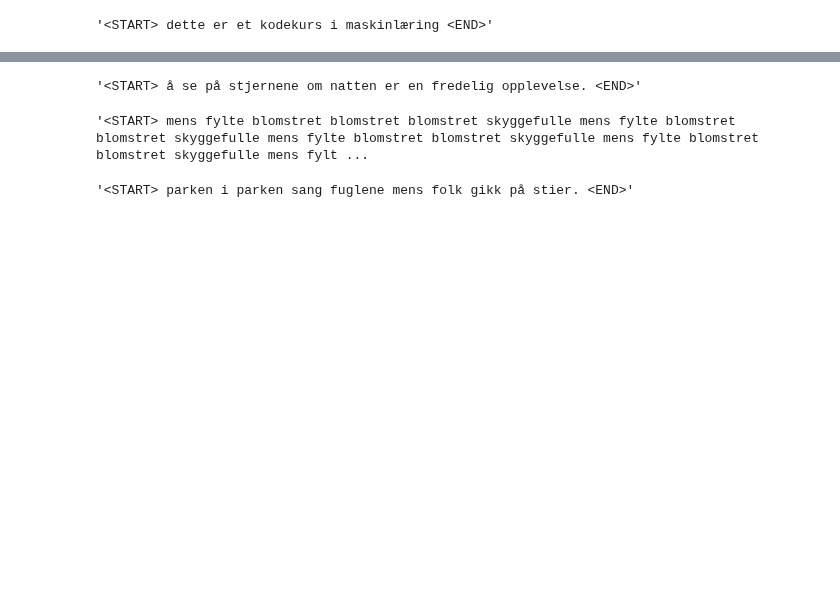
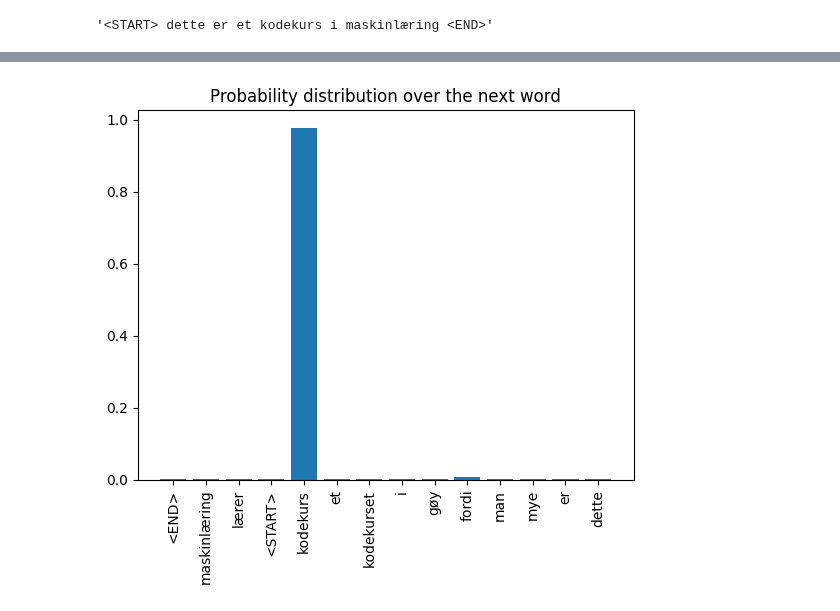
Before and after one commit to willdalh/ml-course, a Jupyter notebook: part3-nlp/bonus_rnn.ipynb, the cells around one changed output, grey strips where cells are left out. Drawn from its saved outputs; the diff is of its cells as text; code cells hidden in the pictures; blank space fills up the shorter version.

```diff
--- a/part3-nlp/bonus_rnn.ipynb
+++ b/part3-nlp/bonus_rnn.ipynb
@@ -6,26 +29,29 @@ from tqdm import tqdm
 # %%
 # RNN model trained to predict the next word in a sentence
-class RNNModel(nn.Module):
-    def __init__(self, target_sentences):
+class VanillaRNN(nn.Module):
+    def __init__(self, target_sentences, lr=0.001):
         super().__init__()
-        self.target_sentences = [f"<START> {sentence.strip().lower()} <END>" for sentence in target_sentences]
-        self.vocab = list(set(" ".join(self.target_sentences).split(" ")))
 
-        self.hidden_size = 128
-        self.embedding_size = 64
+        # Preprocess the data
+        self.target_sentences = [f"<START> {sentence.strip().lower()} <END>" for sentence in target_sentences] # Add start and end tokens to indicate the beginning and end of a sentence
+        self.vocab = list(set(" ".join(self.target_sentences).split(" "))) # List of all unique words in the dataset
+        self.vocab_size = len(self.vocab)
 
-        self.last_layer = nn.Linear(self.hidden_size, len(self.vocab))
-        self.embedding = nn.Embedding(len(self.vocab), self.embedding_size)
-        self.internal_layer = nn.Linear(self.embedding_size + self.hidden_size, self.hidden_size)
+        self.hidden_size = 128 # Size of the hidden state that is passed between each word
+        self.embedding_size = 64 # Size of the representation of each word
+
+
+        self.embedding = nn.Embedding(self.vocab_size, self.embedding_size) # Represent each word as a vector. This layer takes in a word index and outputs a vector of size embedding_size
+        self.internal_layer = nn.Linear(self.embedding_size + self.hidden_size, self.hidden_size) # Combine embedding and previous hidden state to get new hidden state
+        self.last_layer = nn.Linear(self.hidden_size, self.vocab_size) # Get logits for each word in the vocab
 
         self.loss_fn = nn.CrossEntropyLoss()
-        self.optimizer = torch.optim.Adam(self.parameters(), lr=0.001)
+        self.optimizer = torch.optim.Adam(self.parameters(), lr=lr)
 
     def tokenize(self, word):
         return torch.LongTensor([self.vocab.index(word)])
 
     def logits(self, sentence):
-
         # Initialize hidden state for sequence
         hidden = torch.zeros(1, self.hidden_size)
 
@@ -50,7 +76,7 @@ class RNNModel(nn.Module):
 
     def get_prob_dist_over_next_word(self, sentence: str):
         dist = self.forward(sentence)[0]
-        return {self.vocab[i]: f"{dist[i].item():.2f}" for i in range(len(dist))}
+        return {self.vocab[i]: dist[i].item() for i in range(len(dist))}
 
     def forward(self, sentence):
         return F.softmax(self.logits(sentence), dim=1)
@@ -85,6 +111,6 @@ class RNNModel(nn.Module):
 Før vi trener modellen sjekker vi at den **ikke** klarer å skrive setninger som gir mening
 # %%
 target_sentences = ["dette er et kodekurs i maskinlæring", "kodekurset er gøy fordi man lærer mye"]
-rnn = RNNModel(target_sentences)
-rnn.complete_sentence("<START> ")
+rnn = VanillaRNN(target_sentences)
+rnn.complete_sentence("<START>")
 # %% [output]
@@ -96,5 +122,6 @@ rnn.complete_sentence("<START> dette")
 # %% [output]
 '<START> dette er et kodekurs i maskinlæring <END>'
 # %%
-rnn.get_prob_dist_over_next_word("<START> dette er et")
+dist = rnn.get_prob_dist_over_next_word("<START> dette er et")
+dist
 # %% [output]
@@ -144,4 +141,0 @@ rnn.train(num_epochs=50)
-# %%
-rnn.complete_sentence("<START> ")
-# %% [output]
-'<START> å se på stjernene om natten er en fredelig opplevelse. <END>'
@@ -221,5 +141,0 @@ class LSTMModel(nn.Module):
-# %%
-lstm = LSTMModel(sentences)
-lstm.complete_sentence("<START> ")
-# %% [output]
-'<START> mens fylte blomstret blomstret blomstret skyggefulle mens fylte blomstret blomstret skyggefulle mens fylte blomstret blomstret skyggefulle mens fylte blomstret blomstret skyggefulle mens fylt ...
@@ -228,4 +142,8 @@ lstm.train(num_epochs=100)
-# %%
-lstm.complete_sentence("<START> parken")
-# %% [output]
-'<START> parken i parken sang fuglene mens folk gikk på stier. <END>'
+# %%
+import matplotlib.pyplot as plt
+plt.bar(dist.keys(), dist.values())
+plt.xticks(rotation=90)
+plt.title("Probability distribution over the next word")
+plt.show()
+# %% [output]
+[figure, added]
```
Also changed, not shown: parts of 10 cells of this notebook, 8 other files.
